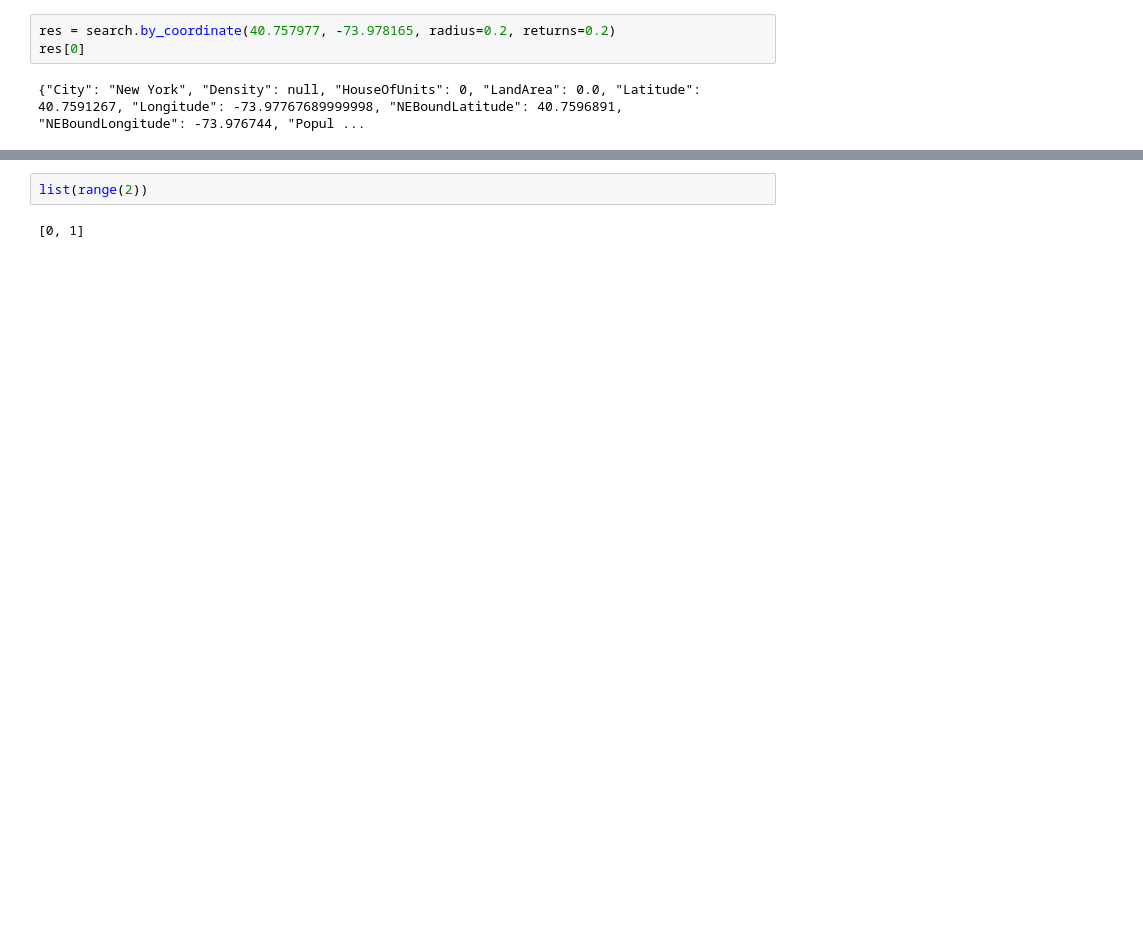
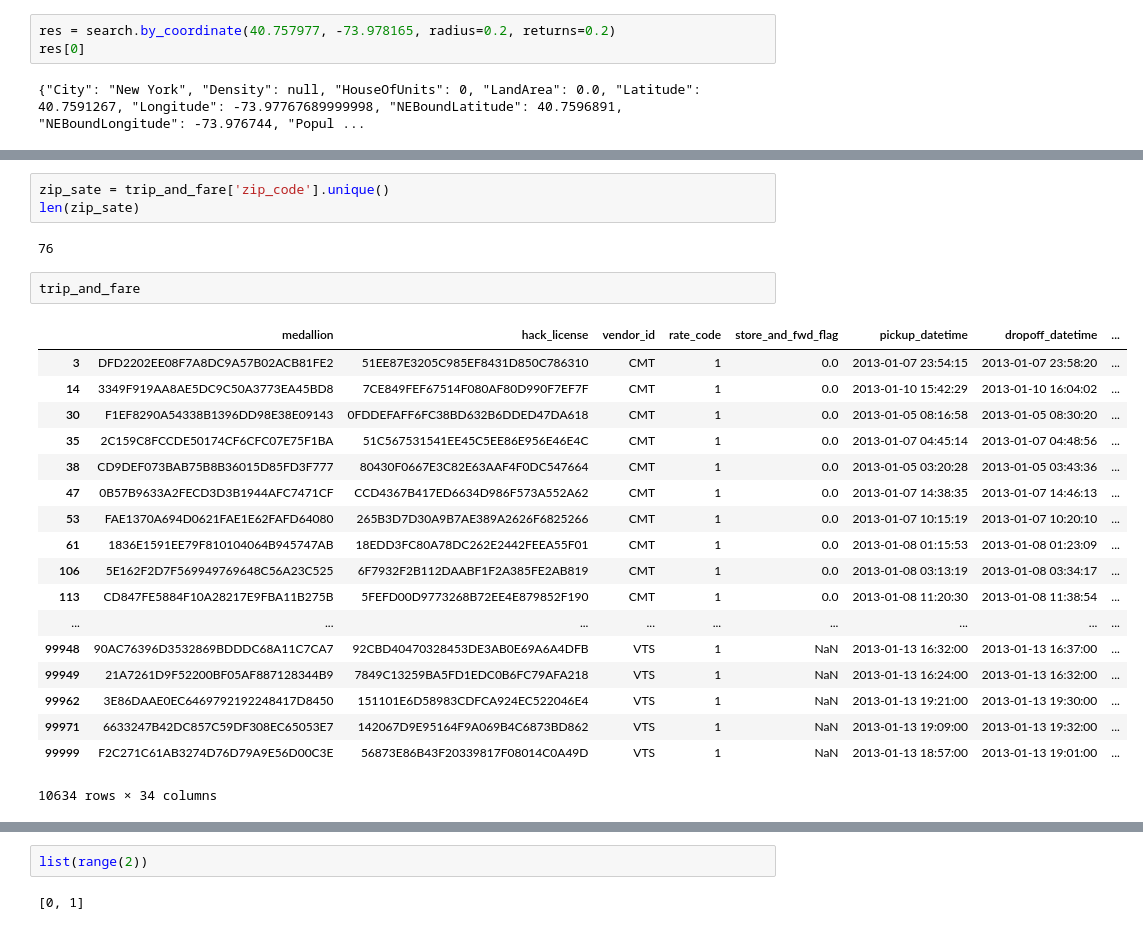
Before and after one commit to marufdsi/TaxiRevenue, a Jupyter notebook: Visualize Trip Data.ipynb, the cells around one changed output, grey strips where cells are left out. Drawn from its saved outputs; the diff is of its cells as text; blank space fills up the shorter version.

```diff
--- a/Visualize Trip Data.ipynb
+++ b/Visualize Trip Data.ipynb
@@ -515 +519,27 @@ plt.show()
+# %%
+zip_sate = trip_and_fare['zip_code'].unique()
+len(zip_sate)
+# %% [output]
+76
+# %%
+trip_and_fare
+# %% [output]
+|  | medallion | hack_license | vendor_id | rate_code | store_and_fwd_flag | pickup_datetime | dropoff_datetime | ... |
+| 3 | DFD2202EE08F7A8DC9A57B02ACB81FE2 | 51EE87E3205C985EF8431D850C786310 | CMT | 1 | 0.0 | 2013-01-07 23:54:15 | 2013-01-07 23:58:20 | ... |
+| 14 | 3349F919AA8AE5DC9C50A3773EA45BD8 | 7CE849FEF67514F080AF80D990F7EF7F | CMT | 1 | 0.0 | 2013-01-10 15:42:29 | 2013-01-10 16:04:02 | ... |
+| 30 | F1EF8290A54338B1396DD98E38E09143 | 0FDDEFAFF6FC38BD632B6DDED47DA618 | CMT | 1 | 0.0 | 2013-01-05 08:16:58 | 2013-01-05 08:30:20 | ... |
+| 35 | 2C159C8FCCDE50174CF6CFC07E75F1BA | 51C567531541EE45C5EE86E956E46E4C | CMT | 1 | 0.0 | 2013-01-07 04:45:14 | 2013-01-07 04:48:56 | ... |
+| 38 | CD9DEF073BAB75B8B36015D85FD3F777 | 80430F0667E3C82E63AAF4F0DC547664 | CMT | 1 | 0.0 | 2013-01-05 03:20:28 | 2013-01-05 03:43:36 | ... |
+| 47 | 0B57B9633A2FECD3D3B1944AFC7471CF | CCD4367B417ED6634D986F573A552A62 | CMT | 1 | 0.0 | 2013-01-07 14:38:35 | 2013-01-07 14:46:13 | ... |
+| 53 | FAE1370A694D0621FAE1E62FAFD64080 | 265B3D7D30A9B7AE389A2626F6825266 | CMT | 1 | 0.0 | 2013-01-07 10:15:19 | 2013-01-07 10:20:10 | ... |
+| 61 | 1836E1591EE79F810104064B945747AB | 18EDD3FC80A78DC262E2442FEEA55F01 | CMT | 1 | 0.0 | 2013-01-08 01:15:53 | 2013-01-08 01:23:09 | ... |
+| 106 | 5E162F2D7F569949769648C56A23C525 | 6F7932F2B112DAABF1F2A385FE2AB819 | CMT | 1 | 0.0 | 2013-01-08 03:13:19 | 2013-01-08 03:34:17 | ... |
+| 113 | CD847FE5884F10A28217E9FBA11B275B | 5FEFD00D9773268B72EE4E879852F190 | CMT | 1 | 0.0 | 2013-01-08 11:20:30 | 2013-01-08 11:38:54 | ... |
+| ... | ... | ... | ... | ... | ... | ... | ... | ... |
+| 99948 | 90AC76396D3532869BDDDC68A11C7CA7 | 92CBD40470328453DE3AB0E69A6A4DFB | VTS | 1 | NaN | 2013-01-13 16:32:00 | 2013-01-13 16:37:00 | ... |
+| 99949 | 21A7261D9F52200BF05AF887128344B9 | 7849C13259BA5FD1EDC0B6FC79AFA218 | VTS | 1 | NaN | 2013-01-13 16:24:00 | 2013-01-13 16:32:00 | ... |
+| 99962 | 3E86DAAE0EC6469792192248417D8450 | 151101E6D58983CDFCA924EC522046E4 | VTS | 1 | NaN | 2013-01-13 19:21:00 | 2013-01-13 19:30:00 | ... |
+| 99971 | 6633247B42DC857C59DF308EC65053E7 | 142067D9E95164F9A069B4C6873BD862 | VTS | 1 | NaN | 2013-01-13 19:09:00 | 2013-01-13 19:32:00 | ... |
+| 99999 | F2C271C61AB3274D76D79A9E56D00C3E | 56873E86B43F20339817F08014C0A49D | VTS | 1 | NaN | 2013-01-13 18:57:00 | 2013-01-13 19:01:00 | ... |
+10634 rows × 34 columns
 # %%
```
Also changed, not shown: parts of 17 cells of this notebook.
